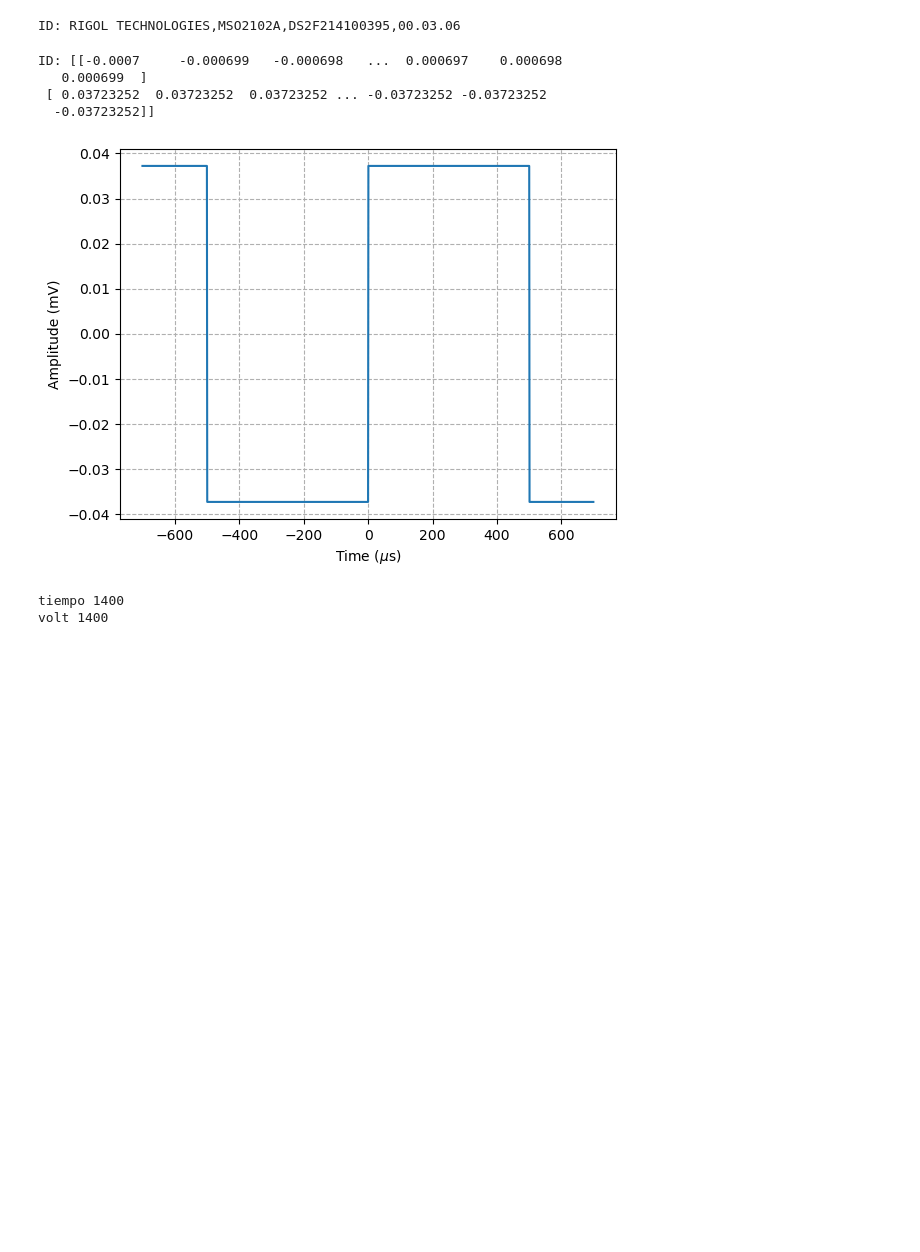
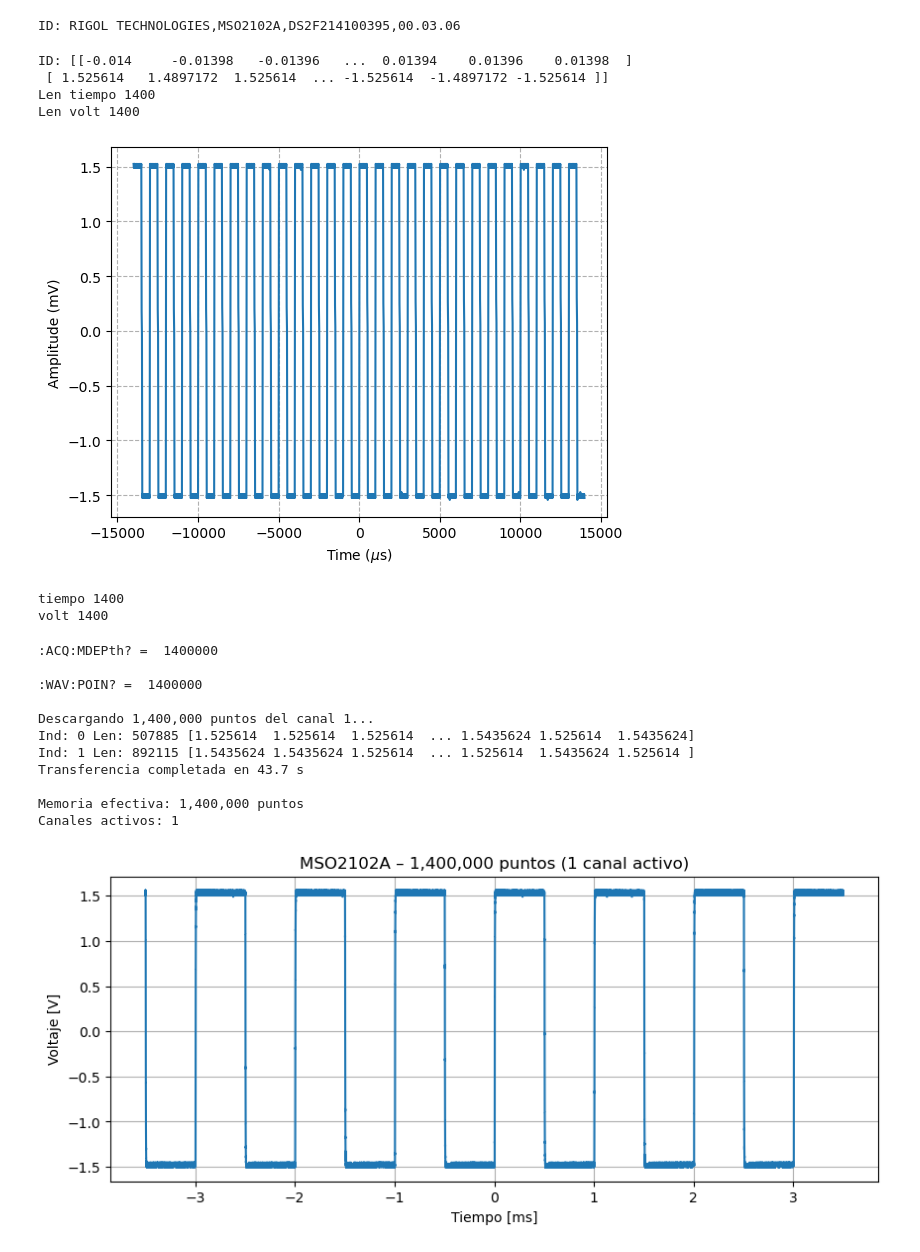
Before and after one commit to mggonza/GLOmAe-scripts-2-control-instruments, a Jupyter notebook: oscilloscopes/rigol-MSO2102A/rigol_MSO2102A.ipynb, the cells around one changed output. Saved outputs shown, nothing was run; the diff lists cells and outputs as text; code cells hidden in the pictures; blank space fills up the shorter version.

Commit message:
first version of RIGOL download_raw_fast() method and testing routines

```diff
--- a/oscilloscopes/rigol-MSO2102A/rigol_MSO2102A.ipynb
+++ b/oscilloscopes/rigol-MSO2102A/rigol_MSO2102A.ipynb
@@ -25,23 +25,26 @@ ID: RIGOL TECHNOLOGIES,MSO2102A,DS2F214100395,00.03.06
 # %%
 meas = MSO2102A()
 print("ID:", meas)
+t = meas[0]
+v = meas[1]
+
+print("Len tiempo",len(t))
+print("Len volt",len(v))
 # %% [output]
-ID: [[-0.0007     -0.000699   -0.000698   ...  0.000697    0.000698
-   0.000699  ]
- [ 0.03723252  0.03723252  0.03723252 ... -0.03723252 -0.03723252
-  -0.03723252]]
+ID: [[-0.014     -0.01398   -0.01396   ...  0.01394    0.01396    0.01398  ]
+ [ 1.525614   1.4897172  1.525614  ... -1.525614  -1.4897172 -1.525614 ]]
+Len tiempo 1400
+Len volt 1400
 # %%
 import matplotlib.pyplot as plt
 # %%
-t = meas[0]
-v = meas[1]
 plt.figure()
 plt.plot(t*1e6,v) # (us,V)
 plt.xlabel('Time ($\mu$s)')
 plt.ylabel('Amplitude (mV)')
 plt.grid(linestyle = '--')
 # %% [output]
-[figure, old version]
+[figure, new version]
 # %%
 print("tiempo",len(t))
 print("volt",len(v))
@@ -59,3 +62,33 @@ MSO2102A.config(channels = (1,),
                  vAutoScale = False,
                  chanband = 'OFF',
                  chaninv = 'OFF' )
+# %%
+MSO2102A.initComm()
+
+t, v, mem_depth, nchan = MSO2102A.download_raw_fast(channel=1, points=1_400_000)
+
+print(f"\nMemoria efectiva: {mem_depth:,} puntos")
+print(f"Canales activos: {nchan}")
+
+plt.figure(figsize=(10,4))
+plt.plot(t*1e3, v)
+plt.title(f"MSO2102A – {mem_depth:,} puntos ({nchan} canal activo)")
+plt.xlabel("Tiempo [ms]")
+plt.ylabel("Voltaje [V]")
+plt.grid(True)
+plt.show()
+
+MSO2102A.closeComm()
+# %% [output]
+:ACQ:MDEPth? =  1400000
+
+:WAV:POIN? =  1400000
+
+Descargando 1,400,000 puntos del canal 1...
+Ind: 0 Len: 507885 [1.525614  1.525614  1.525614  ... 1.5435624 1.525614  1.5435624]
+Ind: 1 Len: 892115 [1.5435624 1.5435624 1.525614  ... 1.525614  1.5435624 1.525614 ]
+Transferencia completada en 43.7 s
+
+Memoria efectiva: 1,400,000 puntos
+Canales activos: 1
+[figure, added]
```
Also changed, not shown: 2 other files.
